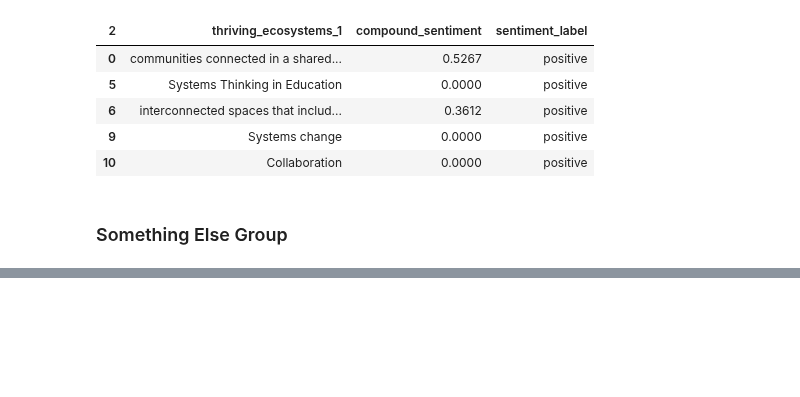
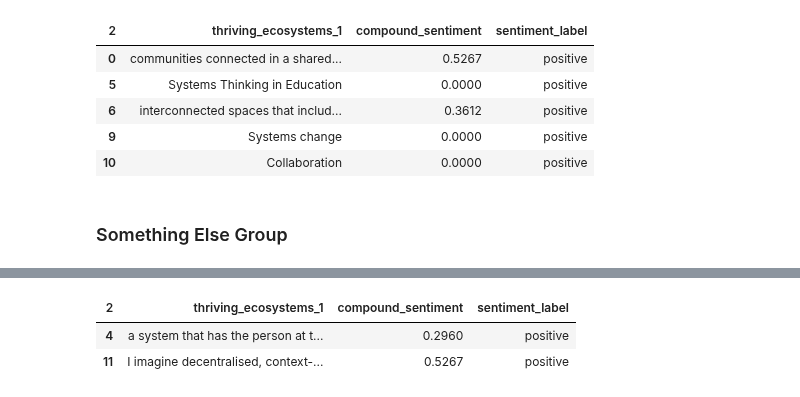
Before and after one commit to alliajagbe/sentiment-analysis, a Jupyter notebook: education-analysis.ipynb, the cells around one changed output, grey strips where cells are left out. Cells and saved outputs as stored; diff of their text form; code cells hidden in the pictures; blank space fills up the shorter version.

Commit message:
compound sentiment analysis for something group

```diff
--- a/education-analysis.ipynb
+++ b/education-analysis.ipynb
@@ -688,0 +707,6 @@ print(something_else['sentiment_label'].value_counts())
+# %%
+something_else[['thriving_ecosystems_1', 'compound_sentiment', 'sentiment_label']]
+# %% [output]
+| 2 | thriving_ecosystems_1 | compound_sentiment | sentiment_label |
+| 4 | a system that has the person at t... | 0.2960 | positive |
+| 11 | I imagine decentralised, context-... | 0.5267 | positive |
```
Also changed, not shown: parts of 1 cell of this notebook.
